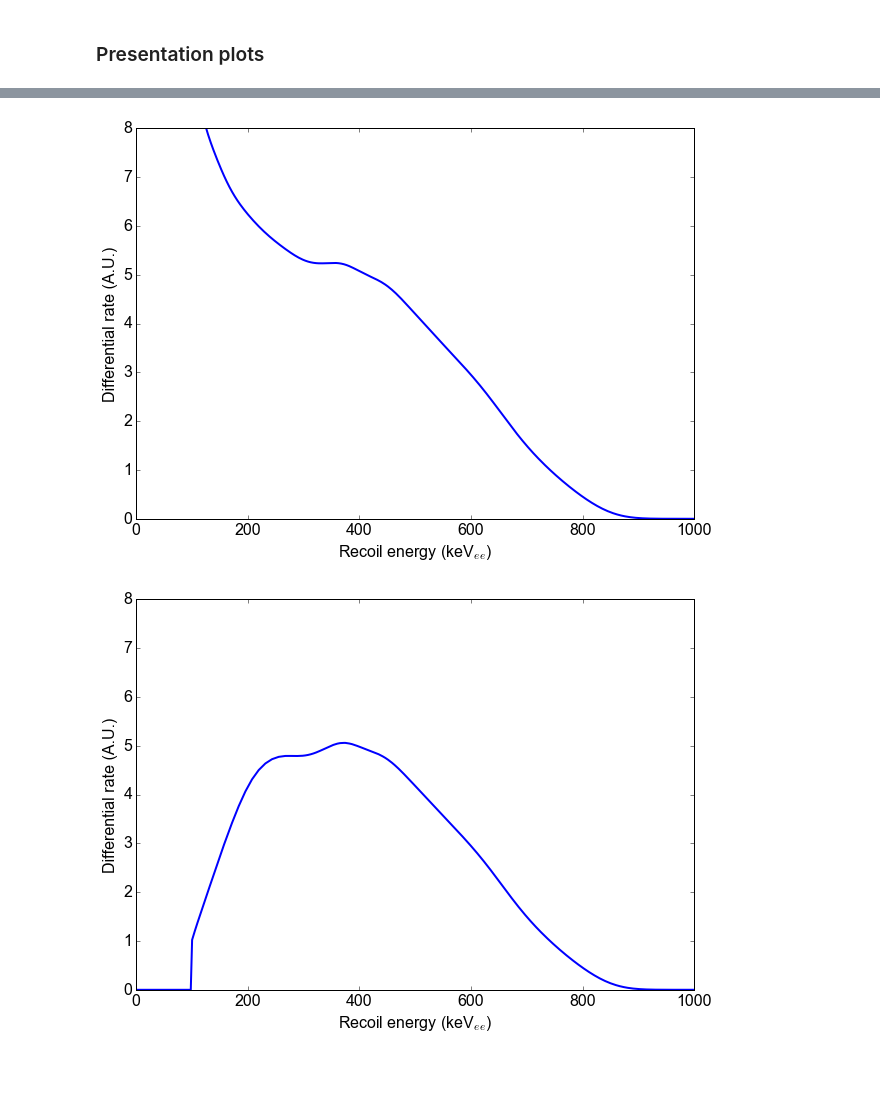
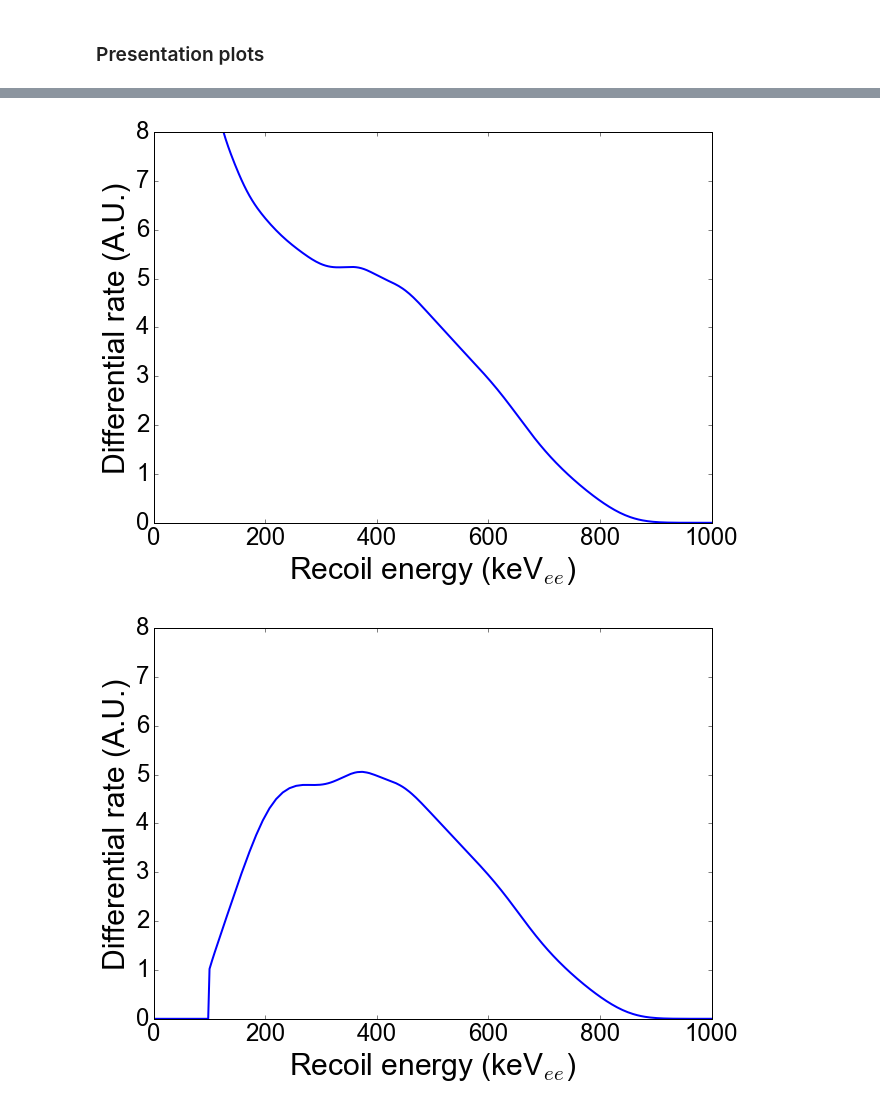
Before and after one commit to XENON1T/PTB, a Jupyter notebook: 13_read_simu_assuming_ralf_initial_dist.ipynb, the cells around one changed output, grey strips where cells are left out. Cells and saved outputs as stored; diff of their text form; code cells hidden in the pictures; blank space fills up the shorter version.

```diff
--- a/13_read_simu_assuming_ralf_initial_dist.ipynb
+++ b/13_read_simu_assuming_ralf_initial_dist.ipynb
@@ -36,5 +36,5 @@ Computation of previous notebooks took 45 seconds
 # %%
-def read_simulation(fn):
+def read_simulation(fn, col_n = 0):
     # Relevant imports to reading in
     import ROOT
     import root_numpy as rn
@@ -47,6 +47,6 @@ def read_simulation(fn):
     data = rn.tree2array(tree)
 
     # Somehow the data is stored in the form of an array of tuples... wtf? So here's a hack to get it out!
-    sim_energies = np.array([d[0] for d in data])
+    sim_energies = np.array([d[col_n] for d in data])
     print('Read a total of %d events from file %s.' % (len(sim_energies), fn))
     return sim_energies
@@ -57,0 +53,4 @@ Read a total of 104603 events from file ./simu/NE213_E_Spectrum.root.
+# %%
+# Previous file: Read a total of 104603 events from file ./simu/NE213_E_Spectrum.root.
+fn = './simu/161111_DD/NE213_DD_Combined.root'
+sim_energies = read_simulation(fn)
@@ -702,2 +827,7 @@ e_scale[350]
 # %% [markdown]
 ### Presentation plots
+# %%
+p_size = 20
+p_size_t = 20 #tick
+p_size_x = 30 # x for x-tra large
+p_size_t_x = 24
@@ -740,21 +874,24 @@ plt.show()
 plt.plot(e_scale, response_sim_spec, lw=2)
 plt.xlim(0,1000)
 plt.ylim(0,8)
-plt.xlabel('Recoil energy (keV$_{ee}$)')
-plt.ylabel('Differential rate (A.U.)')
+plt.xlabel('Recoil energy (keV$_{ee}$)', size=p_size_x)
+plt.ylabel('Differential rate (A.U.)', size=p_size_x)
+plt.gca().tick_params(axis='both', labelsize = p_size_t_x)
 plt.savefig('./figs/pres_2.png', bbox_inches='tight')
 plt.savefig('./figs/pres_2.pdf', bbox_inches='tight')
 plt.show()
 # %% [output]
-[figure, old version]
+[figure, new version]
 # %%
 plt.plot(e_scale, acc_e* response_sim_spec, lw=2)
 plt.xlim(0,1000)
 plt.ylim(0,8)
-plt.xlabel('Recoil energy (keV$_{ee}$)')
-plt.ylabel('Differential rate (A.U.)')
+plt.xlabel('Recoil energy (keV$_{ee}$)', size=p_size_x)
+plt.ylabel('Differential rate (A.U.)', size=p_size_x)
+plt.gca().tick_params(axis='both', labelsize = p_size_t_x)
+
 plt.savefig('./figs/pres_3.png', bbox_inches='tight')
 plt.savefig('./figs/pres_3.pdf', bbox_inches='tight')
 plt.show()
 # %% [output]
-[figure, old version]
+[figure, new version]
```
Also changed, not shown: parts of 52 cells of this notebook, 47 other files.
